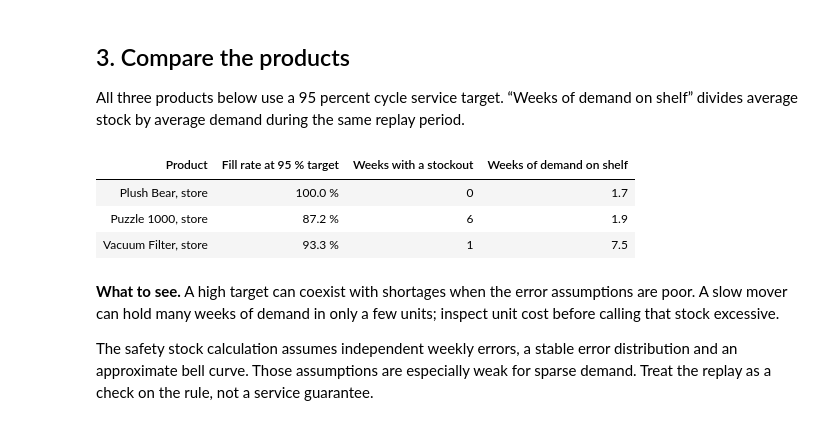
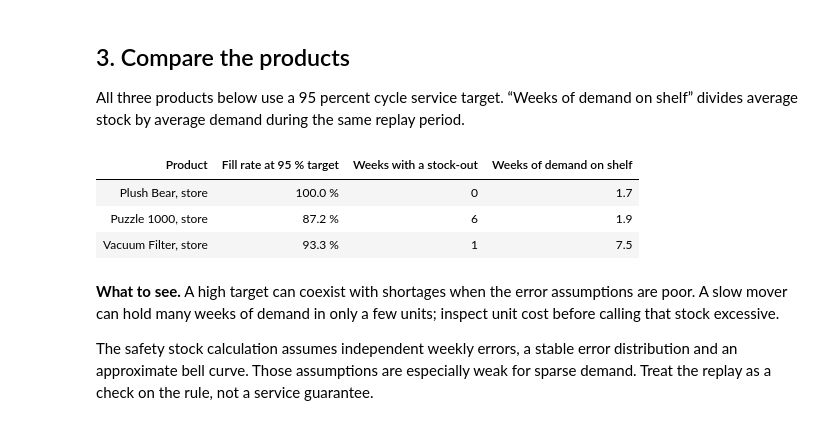
Before and after one commit to FH-Prevail/jku_course, a Jupyter notebook: notebooks/2_forecast_to_stock.ipynb, the cells around one changed output. Cells and saved outputs as stored; diff of their text form; code cells hidden in the pictures.

```diff
--- a/notebooks/2_forecast_to_stock.ipynb
+++ b/notebooks/2_forecast_to_stock.ipynb
@@ -321,17 +321,17 @@ All three products below use a 95 percent cycle service target. “Weeks of dema
 # %%
 def stock_compare():
     """Three products, the same 95 percent target."""
     table = []
     for product in ["Plush Bear, store", "Puzzle 1000, store", "Vacuum Filter, store"]:
         r = simulate(product, 95)
         table.append([product, f"{r['fill_rate']:.1f} %", r["stockout_weeks"], f"{r['weeks_stock']:.1f}"])
-    return neat(pd.DataFrame(table, columns=["Product", "Fill rate at 95 % target", "Weeks with a stockout",
+    return neat(pd.DataFrame(table, columns=["Product", "Fill rate at 95 % target", "Weeks with a stock-out",
                                              "Weeks of demand on shelf"]))
 
 
 stock_compare()
 # %% [output]
-| Product | Fill rate at 95 % target | Weeks with a stockout | Weeks of demand on shelf |
+| Product | Fill rate at 95 % target | Weeks with a stock-out | Weeks of demand on shelf |
 | Plush Bear, store | 100.0 % | 0 | 1.7 |
 | Puzzle 1000, store | 87.2 % | 6 | 1.9 |
 | Vacuum Filter, store | 93.3 % | 1 | 7.5 |
```
Also changed, not shown: parts of 4 cells of this notebook, 5 other files.
